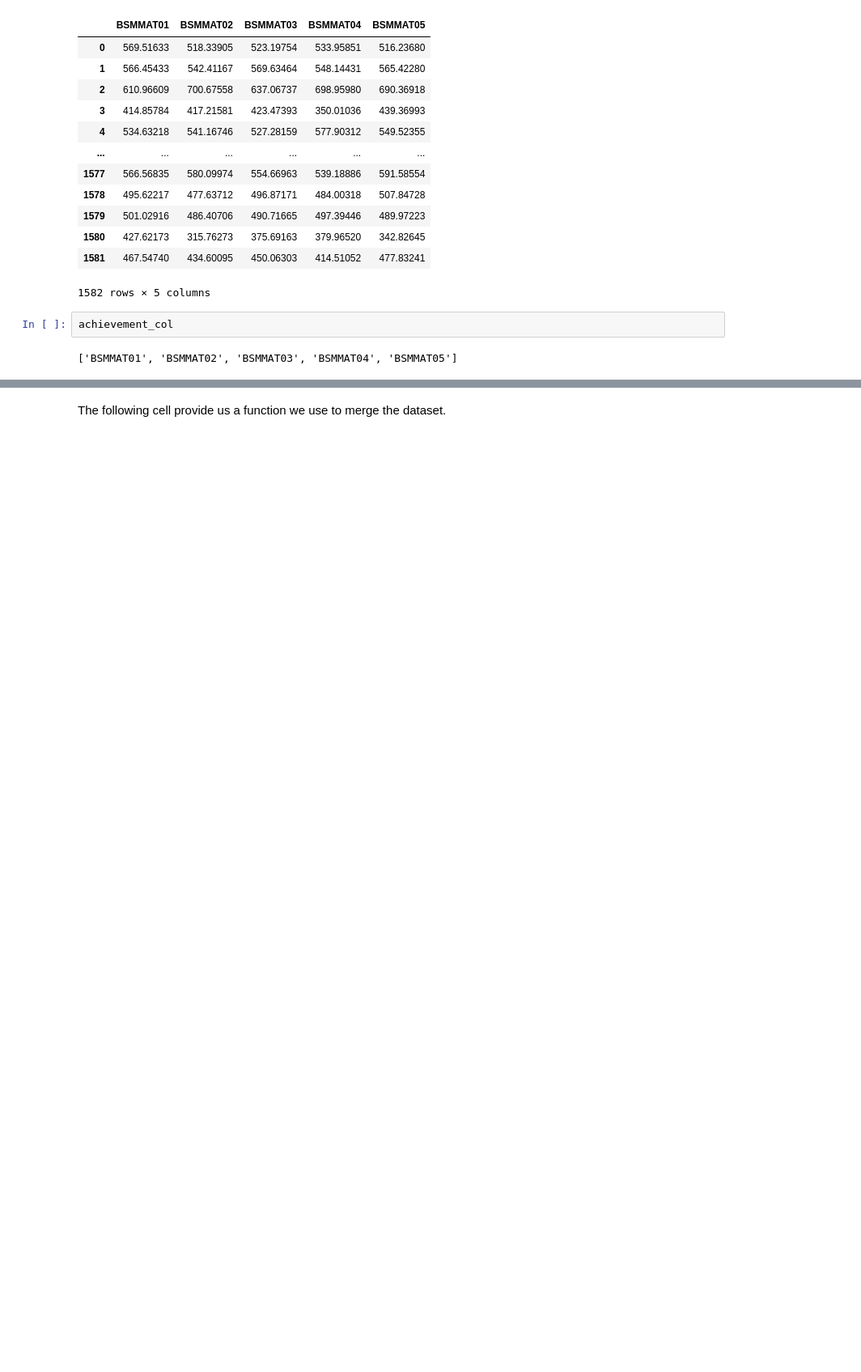
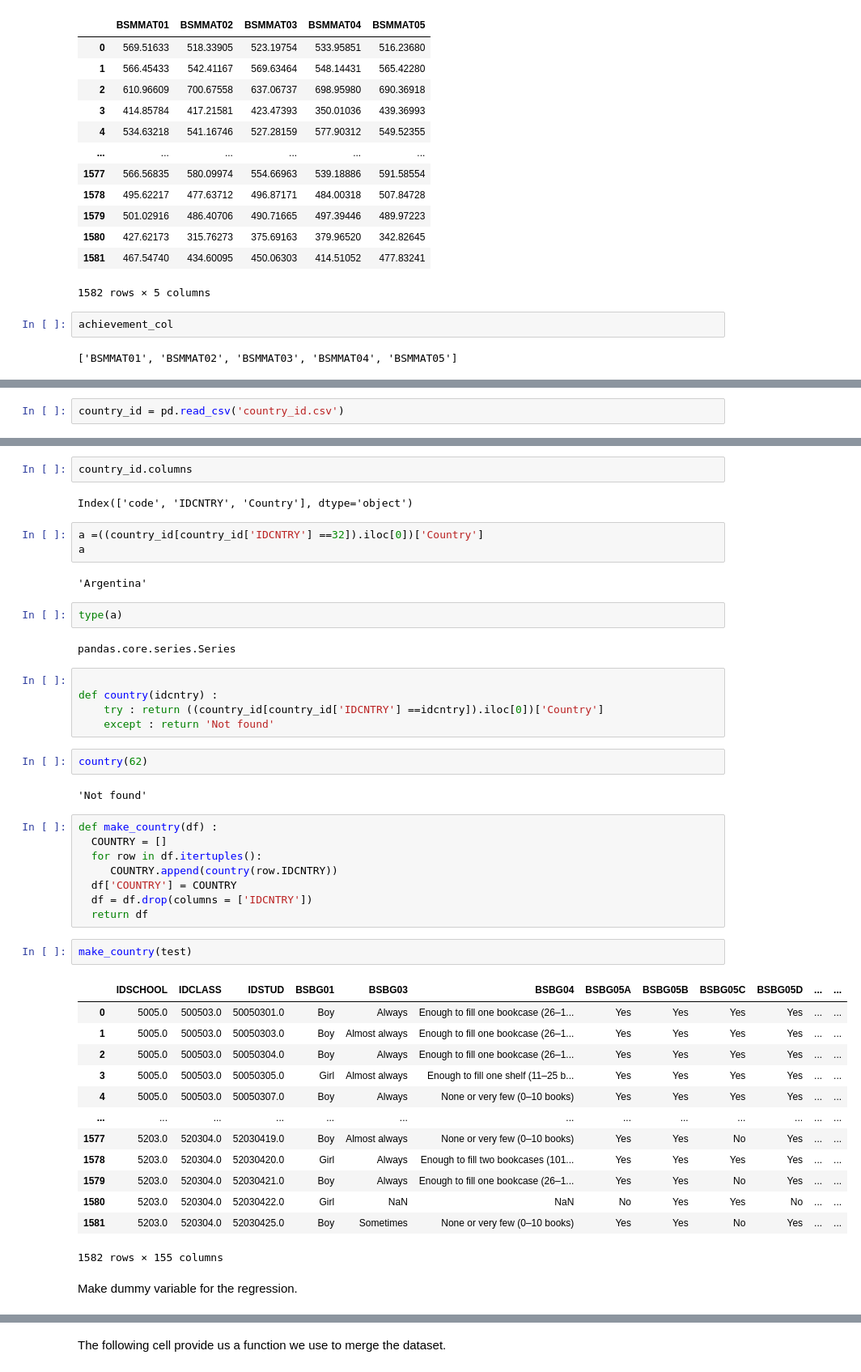
Before and after one commit to AntsaHoneywinner/DSIcapstoneproject, a Jupyter notebook: Capstone_project_Antsa_Rakotondrafara.ipynb, the cells around one changed output, grey strips where cells are left out. Shown: that part at 81% size. Saved outputs shown, nothing was run; the diff lists cells and outputs as text; blank space fills up the shorter version.

Commit message:
After getting single dummy

```diff
--- a/Capstone_project_Antsa_Rakotondrafara.ipynb
+++ b/Capstone_project_Antsa_Rakotondrafara.ipynb
@@ -274,3 +271,5 @@ def make_achievement_cols(df) :
   df['ACHIEV'] = achiev
   df = df.drop(columns = achievement_col)
   return df
+# %%
+country_id = pd.read_csv('country_id.csv')
@@ -276,0 +285,48 @@ def make_achievement_cols(df) :
+# %%
+country_id.columns
+# %% [output]
+Index(['code', 'IDCNTRY', 'Country'], dtype='object')
+# %%
+a =((country_id[country_id['IDCNTRY'] ==32]).iloc[0])['Country']
+a
+# %% [output]
+'Argentina'
+# %%
+type(a)
+# %% [output]
+pandas.core.series.Series
+# %%
+
+def country(idcntry) :
+    try : return ((country_id[country_id['IDCNTRY'] ==idcntry]).iloc[0])['Country']
+    except : return 'Not found'
+# %%
+country(62)
+# %% [output]
+'Not found'
+# %%
+def make_country(df) :
+  COUNTRY = []
+  for row in df.itertuples():
+     COUNTRY.append(country(row.IDCNTRY))
+  df['COUNTRY'] = COUNTRY
+  df = df.drop(columns = ['IDCNTRY'])
+  return df
+# %%
+make_country(test)
+# %% [output]
+|  | IDSCHOOL | IDCLASS | IDSTUD | BSBG01 | BSBG03 | BSBG04 | BSBG05A | BSBG05B | BSBG05C | BSBG05D | ... | ... |
+| 0 | 5005.0 | 500503.0 | 50050301.0 | Boy | Always | Enough to fill one bookcase (26–1... | Yes | Yes | Yes | Yes | ... | ... |
+| 1 | 5005.0 | 500503.0 | 50050303.0 | Boy | Almost always | Enough to fill one bookcase (26–1... | Yes | Yes | Yes | Yes | ... | ... |
+| 2 | 5005.0 | 500503.0 | 50050304.0 | Boy | Always | Enough to fill one bookcase (26–1... | Yes | Yes | Yes | Yes | ... | ... |
+| 3 | 5005.0 | 500503.0 | 50050305.0 | Girl | Almost always | Enough to fill one shelf (11–25 b... | Yes | Yes | Yes | Yes | ... | ... |
+| 4 | 5005.0 | 500503.0 | 50050307.0 | Boy | Always | None or very few (0–10 books) | Yes | Yes | Yes | Yes | ... | ... |
+| ... | ... | ... | ... | ... | ... | ... | ... | ... | ... | ... | ... | ... |
+| 1577 | 5203.0 | 520304.0 | 52030419.0 | Boy | Almost always | None or very few (0–10 books) | Yes | Yes | No | Yes | ... | ... |
+| 1578 | 5203.0 | 520304.0 | 52030420.0 | Girl | Always | Enough to fill two bookcases (101... | Yes | Yes | Yes | Yes | ... | ... |
+| 1579 | 5203.0 | 520304.0 | 52030421.0 | Boy | Always | Enough to fill one bookcase (26–1... | Yes | Yes | No | Yes | ... | ... |
+| 1580 | 5203.0 | 520304.0 | 52030422.0 | Girl | NaN | NaN | No | Yes | Yes | No | ... | ... |
+| 1581 | 5203.0 | 520304.0 | 52030425.0 | Boy | Sometimes | None or very few (0–10 books) | Yes | Yes | No | Yes | ... | ... |
+1582 rows × 155 columns
+# %% [markdown]
+Make dummy variable for the regression.
```
Also changed, not shown: parts of 13 cells of this notebook.
